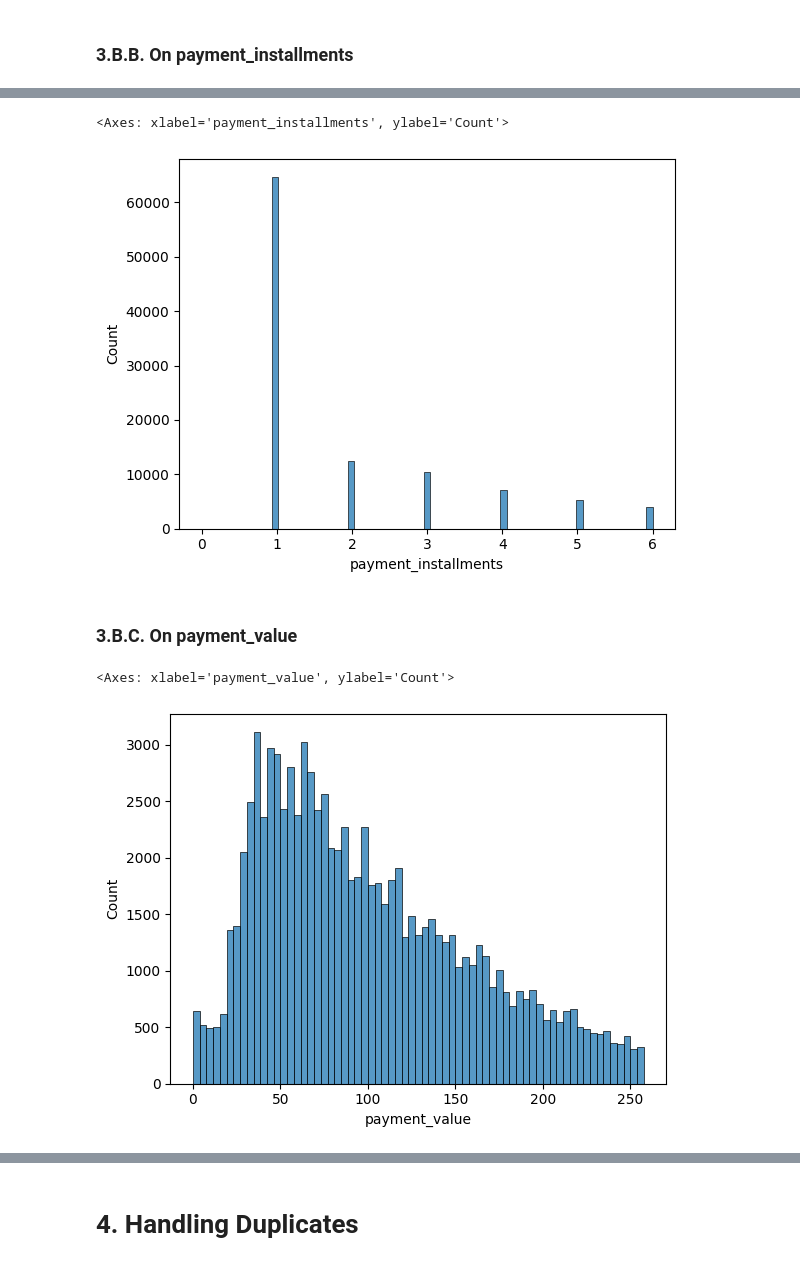
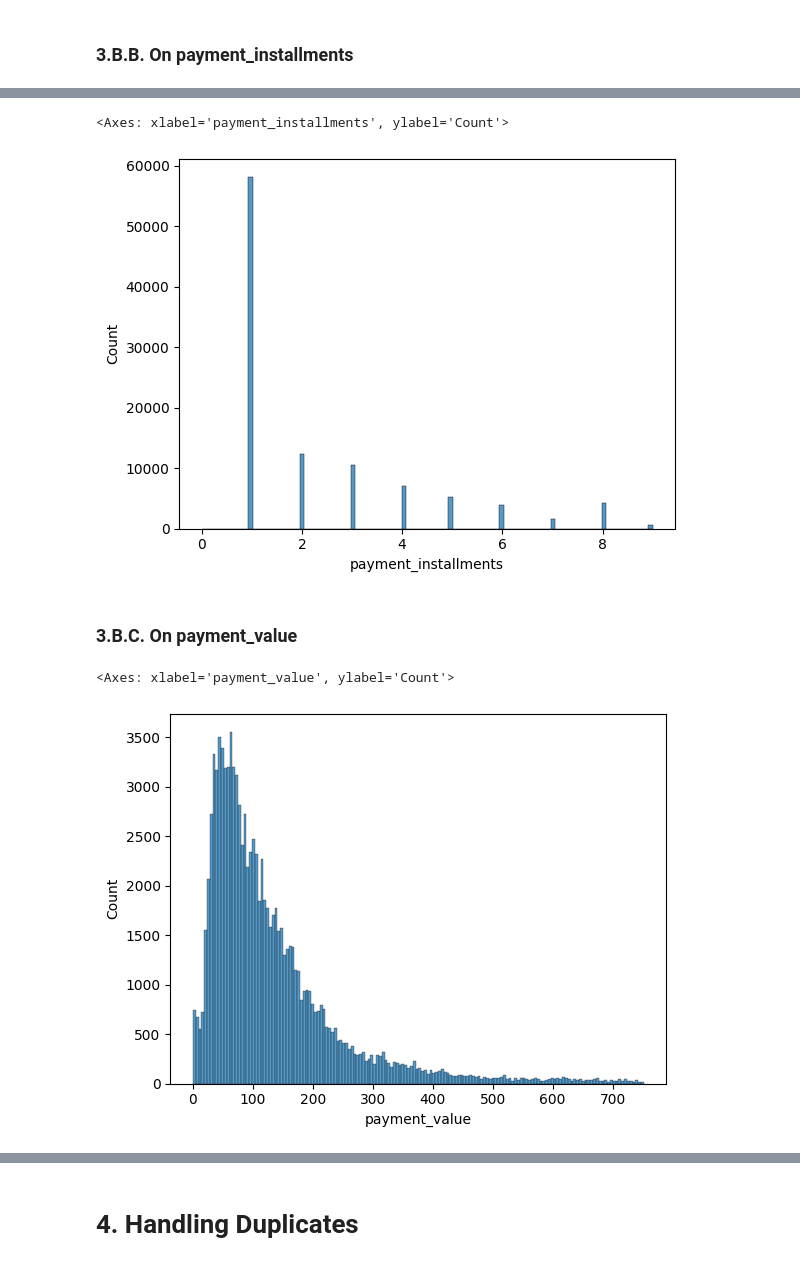
Before and after one commit to bagusfarisa/olist-data-wrangling, a Jupyter notebook: olist.ipynb, the cells around one changed output, grey strips where cells are left out. Drawn from its saved outputs; the diff is of its cells as text; code cells hidden in the pictures.

```diff
--- a/olist.ipynb
+++ b/olist.ipynb
@@ -464,7 +464,7 @@ sns.boxplot(x=df_order_payments['payment_value'])
 ### 3.B.A. On payment_sequential
 # %%
 # Define upper bound
-upper_bound = df_order_payments["payment_sequential"].quantile(q=0.75)*1.5
+upper_bound = df_order_payments["payment_sequential"].median() + df_order_payments["payment_sequential"].std()*3 # median is used because data is skewed
 
 # Define df without outlier
 df_order_payments_without_outlier = df_order_payments[df_order_payments["payment_sequential"] <= upper_bound]
@@ -503,7 +503,7 @@ sns.histplot(df_order_payments, x='payment_sequential')
 ### 3.B.B. On payment_installments
 # %%
 # Define upper bound
-upper_bound = df_order_payments["payment_installments"].quantile(q=0.75)*1.5
+upper_bound = df_order_payments["payment_installments"].median() + df_order_payments["payment_installments"].std()*3 # median is used because data is skewed
 
 # Define df without outlier
 df_order_payments_without_outlier = df_order_payments[df_order_payments["payment_installments"] <= upper_bound]
@@ -537,21 +537,21 @@ df_order_payments.describe()
 sns.histplot(df_order_payments, x='payment_installments')
 # %% [output]
 <Axes: xlabel='payment_installments', ylabel='Count'>
-[figure, old version]
+[figure, new version]
 # %% [markdown]
 ### 3.B.C. On payment_value
 # %%
 # Define upper bound
-upper_bound = df_order_payments["payment_value"].quantile(q=0.75)*1.5
+upper_bound = df_order_payments["payment_value"].median() + df_order_payments["payment_value"].std()*3 # median is used because data is skewed
 
 # Define df without outlier
 df_order_payments_without_outlier = df_order_payments[df_order_payments["payment_value"] <= upper_bound]
 
 # Plot to see the distribution without outlier
 sns.histplot(df_order_payments_without_outlier, x='payment_value')
 # %% [output]
 <Axes: xlabel='payment_value', ylabel='Count'>
-[figure, old version]
+[figure, new version]
 # %%
 # Find the median of payment_value
 med_payment_value = df_order_payments['payment_value'].median()
```
Also changed, not shown: parts of 7 cells of this notebook.
